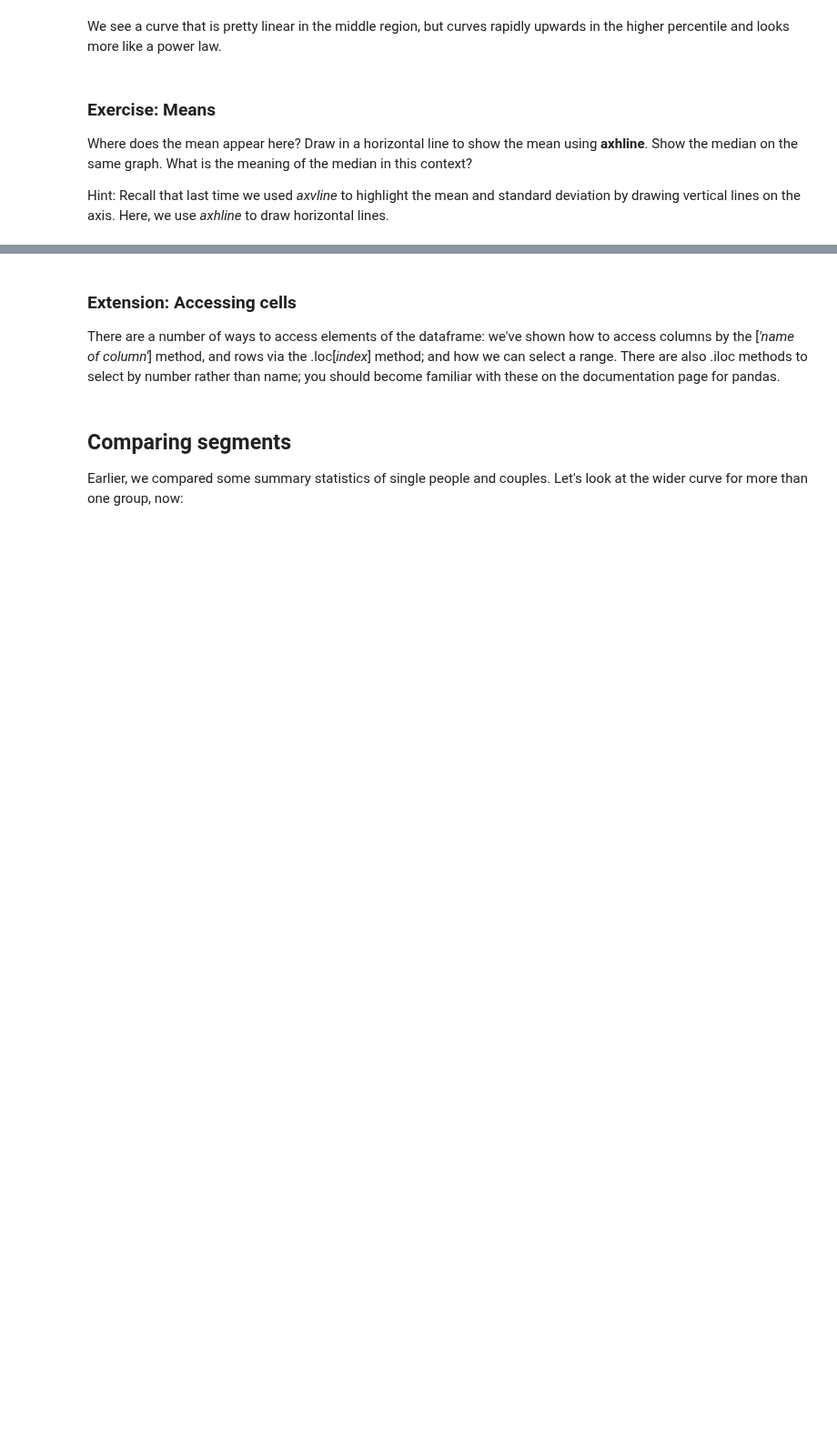
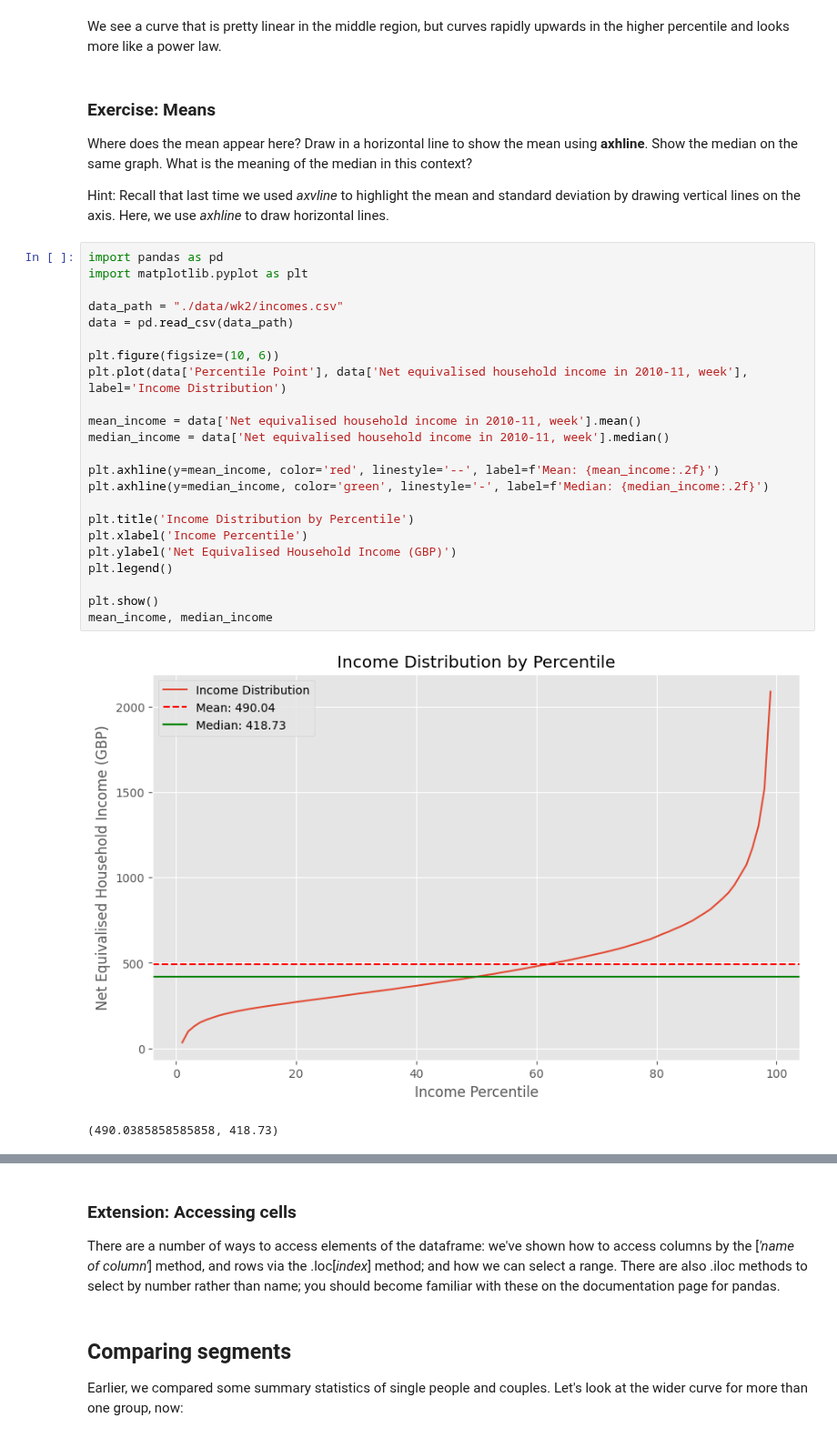
Before and after one commit to YIQISHENG/QM2, a Jupyter notebook: notebooks/W2_Working_with_Data_in_Pandas.ipynb, the cells around one changed output, grey strips where cells are left out. Shown at 91% size. Drawn from its saved outputs; the diff is of its cells as text; blank space fills up the shorter version.

```diff
--- a/notebooks/W2_Working_with_Data_in_Pandas.ipynb
+++ b/notebooks/W2_Working_with_Data_in_Pandas.ipynb
@@ -211,3 +236,29 @@ We see a curve that is pretty linear in the middle region, but curves rapidly up
 Where does the mean appear here? Draw in a horizontal line to show the mean using **axhline**. Show the median on the same graph. What is the meaning of the median in this context?
 
 Hint: Recall that last time we used *axvline* to highlight the mean and standard deviation by drawing vertical lines on the axis. Here, we use *axhline* to draw horizontal lines.
+# %%
+import pandas as pd
+import matplotlib.pyplot as plt
+
+data_path = "./data/wk2/incomes.csv"
+data = pd.read_csv(data_path)
+
+plt.figure(figsize=(10, 6))
+plt.plot(data['Percentile Point'], data['Net equivalised household income in 2010-11, week'], label='Income Distribution')
+
+mean_income = data['Net equivalised household income in 2010-11, week'].mean()
+median_income = data['Net equivalised household income in 2010-11, week'].median()
+
+plt.axhline(y=mean_income, color='red', linestyle='--', label=f'Mean: {mean_income:.2f}')
+plt.axhline(y=median_income, color='green', linestyle='-', label=f'Median: {median_income:.2f}')
+
+plt.title('Income Distribution by Percentile')
+plt.xlabel('Income Percentile')
+plt.ylabel('Net Equivalised Household Income (GBP)')
+plt.legend()
+
+plt.show()
+mean_income, median_income
+# %% [output]
+[figure, added]
+(490.0385858585858, 418.73)
```
Also changed, not shown: parts of 15 cells of this notebook.
